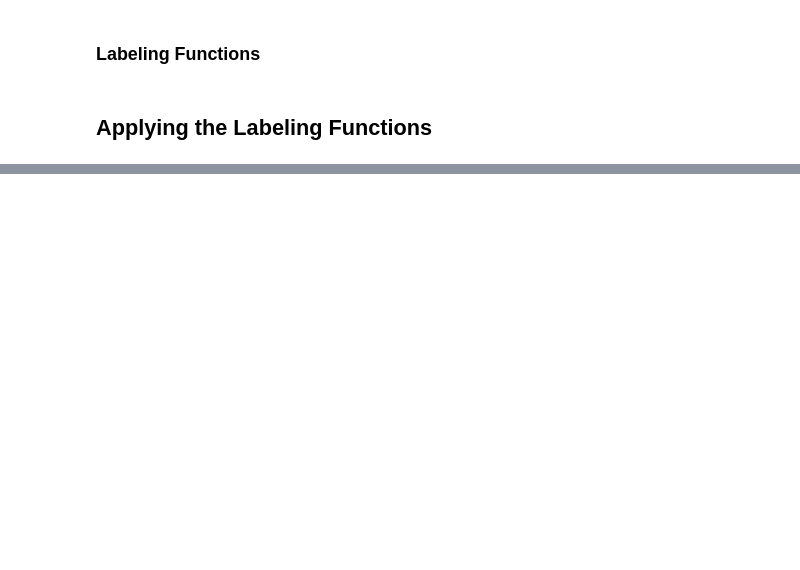
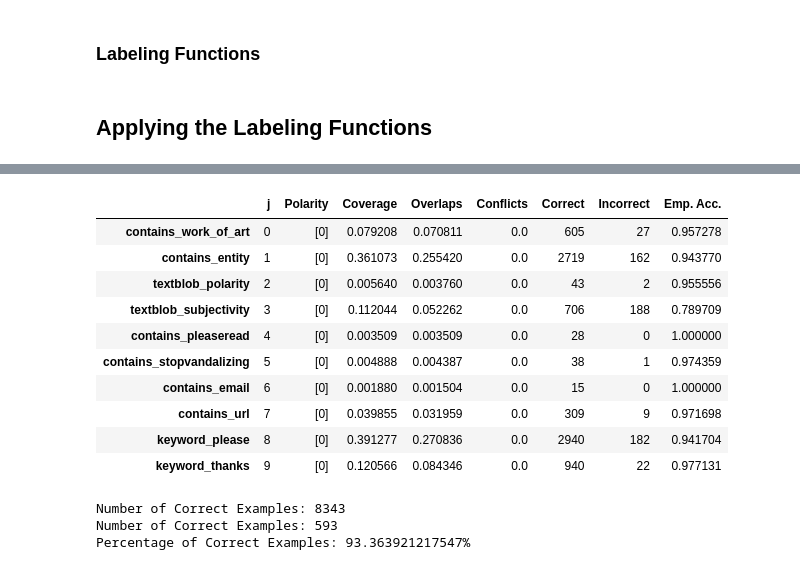
Before and after one commit to JayThibs/Weak-Supervised-Learning-Case-Study, a Jupyter notebook: text_classifier/notebooks/05_toxicity_classification_snorkel_dataset.ipynb, the cells around one changed output, grey strips where cells are left out. Saved outputs shown, nothing was run; the diff lists cells and outputs as text; code cells hidden in the pictures; blank space fills up the shorter version.

```diff
--- a/text_classifier/notebooks/05_toxicity_classification_snorkel_dataset.ipynb
+++ b/text_classifier/notebooks/05_toxicity_classification_snorkel_dataset.ipynb
@@ -345,15 +356,15 @@ def make_keyword_lf(keywords, label=TOXIC):
         resources=dict(keywords=keywords, label=label),
     )
 
-with open('badwords.txt') as f:
-    toxic_stopwords = f.readlines()
+# with open('badwords.txt') as f:
+#     toxic_stopwords = f.readlines()
 
-toxic_stopwords = [x.strip() for x in toxic_stopwords] # len = 458
-"""Comments mentioning at least one of Google's Toxic Stopwords
-https://code.google.com/archive/p/badwordslist/downloads are likely toxic"""
-keyword_toxic_stopwords = make_keyword_lf(keywords=toxic_stopwords)
+# toxic_stopwords = [x.strip() for x in toxic_stopwords] # len = 458
+# """Comments mentioning at least one of Google's Toxic Stopwords
+# https://code.google.com/archive/p/badwordslist/downloads are likely toxic"""
+# keyword_toxic_stopwords = make_keyword_lf(keywords=toxic_stopwords)
 
-keyword_please = make_keyword_lf(keywords=["please", "plz", "pls", "pl"], label=NONTOXIC)
+keyword_please = make_keyword_lf(keywords=["please", "plz", "pls", "pl", "Please read this", "Please read the", "Please read"], label=NONTOXIC)
 
 keyword_thanks = make_keyword_lf(keywords=["thanks", "thank you", "thx", "tx"], label=NONTOXIC)
 # %%
@@ -367,17 +378,17 @@ lfs = [
       contains_entity,
       textblob_polarity,
       textblob_subjectivity,
-      contains_profanity,
-      contains_pleaseread,
+      # contains_profanity,       # Removed: 62% accuracy, removed to make labeling faster
+      # contains_pleaseread,
       contains_stopvandalizing,
-      contains_harassme,
-      contains_willreport,
+      # contains_harassme,        # Removed: 50% on 4 examples
+      # contains_willreport,      # Removed: labels 1 example and gets it wrong
       contains_email,
       contains_url,
-      keyword_toxic_stopwords,
+      # keyword_toxic_stopwords,  # Removed: 22% accuracy
       keyword_please,
       keyword_thanks,
-      capslock
+      # capslock                  # Removed: 55% accuracy, doesn't label many examples
 ]
 # %% [markdown]
 ## Applying the Labeling Functions
@@ -390,3 +398,5 @@ Streaming output truncated to the last 5000 lines.
+# %%
+L_val = applier.apply(df=val_df)
 # %%
 import pickle
 
@@ -397,0 +456,27 @@ with open('L_train_1k_keyword_lookup.pkl','rb') as f:
+# %%
+Y_val = val_df.labels.values
+LFAnalysis(L_val, lfs).lf_summary(Y_val)
+# %% [output]
+|  | j | Polarity | Coverage | Overlaps | Conflicts | Correct | Incorrect | Emp. Acc. |
+| contains_work_of_art | 0 | [0] | 0.079208 | 0.070811 | 0.0 | 605 | 27 | 0.957278 |
+| contains_entity | 1 | [0] | 0.361073 | 0.255420 | 0.0 | 2719 | 162 | 0.943770 |
+| textblob_polarity | 2 | [0] | 0.005640 | 0.003760 | 0.0 | 43 | 2 | 0.955556 |
+| textblob_subjectivity | 3 | [0] | 0.112044 | 0.052262 | 0.0 | 706 | 188 | 0.789709 |
+| contains_pleaseread | 4 | [0] | 0.003509 | 0.003509 | 0.0 | 28 | 0 | 1.000000 |
+| contains_stopvandalizing | 5 | [0] | 0.004888 | 0.004387 | 0.0 | 38 | 1 | 0.974359 |
+| contains_email | 6 | [0] | 0.001880 | 0.001504 | 0.0 | 15 | 0 | 1.000000 |
+| contains_url | 7 | [0] | 0.039855 | 0.031959 | 0.0 | 309 | 9 | 0.971698 |
+| keyword_please | 8 | [0] | 0.391277 | 0.270836 | 0.0 | 2940 | 182 | 0.941704 |
+| keyword_thanks | 9 | [0] | 0.120566 | 0.084346 | 0.0 | 940 | 22 | 0.977131 |
+# %%
+correct_examples = LFAnalysis(L_val, lfs).lf_summary(Y_val)['Correct'].sum()
+incorrect_examples = LFAnalysis(L_val, lfs).lf_summary(Y_val)['Incorrect'].sum()
+total_examples = correct_examples + incorrect_examples
+
+print('Number of Correct Examples: ' + str(correct_examples))
+print('Number of Correct Examples: ' + str(incorrect_examples))
+print('Percentage of Correct Examples: ' + str(100 * correct_examples / total_examples) + '%')
+# %% [output]
+Number of Correct Examples: 8343
+Number of Correct Examples: 593
+Percentage of Correct Examples: 93.363921217547%
```
Also changed, not shown: parts of 20 cells of this notebook.
